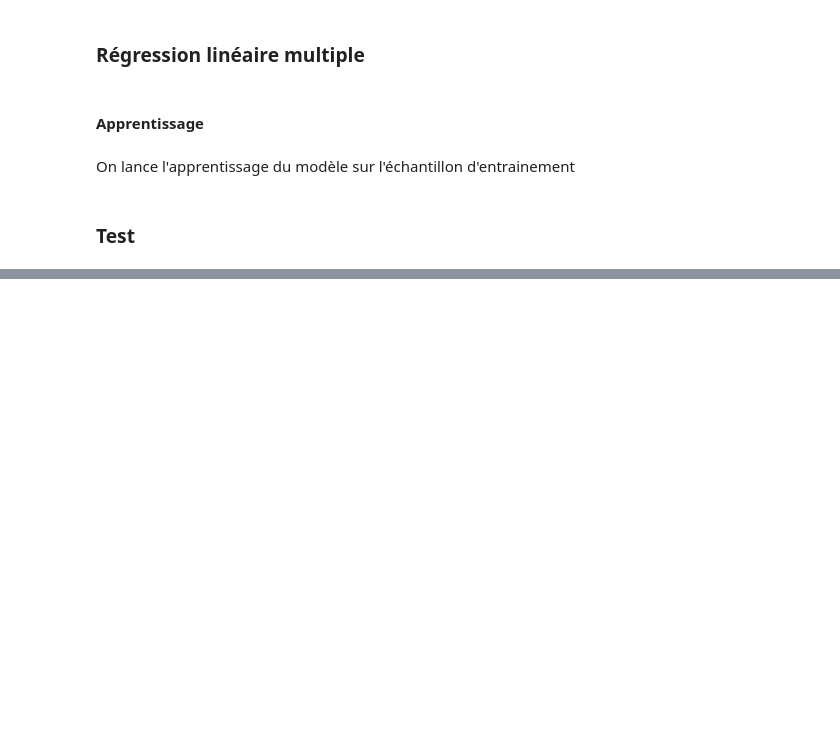
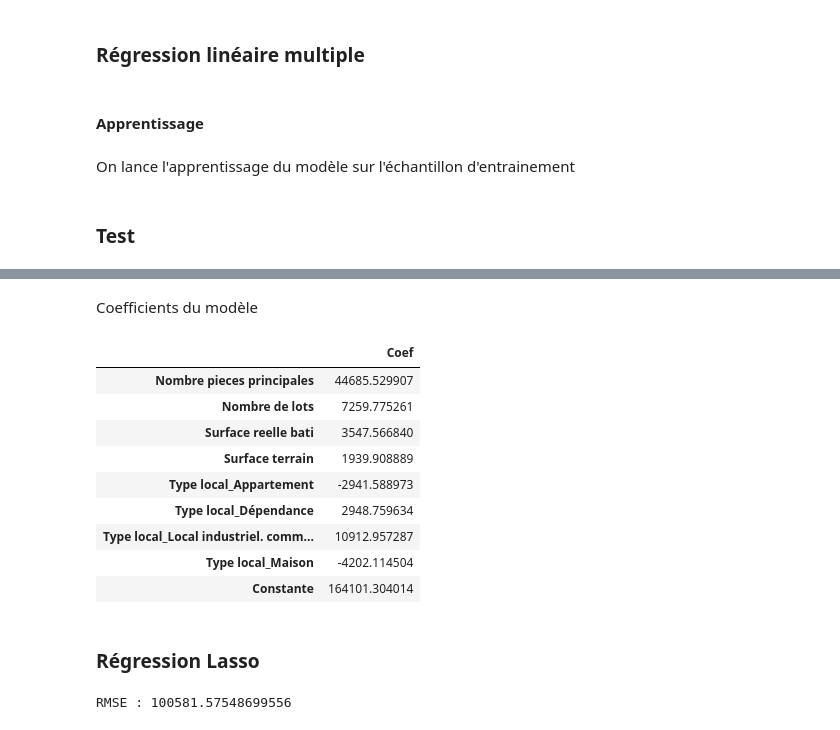
Before and after one commit to dounya-bourhani/ProjetPython, a Jupyter notebook: modeles-ml-dounya.ipynb, the cells around one changed output, grey strips where cells are left out. Cells and saved outputs as stored; diff of their text form; code cells hidden in the pictures; blank space fills up the shorter version.

```diff
--- a/modeles-ml-dounya.ipynb
+++ b/modeles-ml-dounya.ipynb
@@ -134,0 +270,8 @@ mean_squared_error(y_test, y_pred, squared=False)
+# %%
+parameters = {'alpha': np.arange(start = 0, stop = 10, step = 1)}
+
+print(alerteCombinaison(parameters))
+
+ridge_model = Ridge()
+grid_ridge = GridSearchCV(ridge_model, parameters, scoring = 'neg_mean_squared_error', verbose = 1)
+grid_ridge.fit(X_train_CR, y_train)
@@ -134,0 +309,29 @@ mean_squared_error(y_test, y_pred, squared=False)
+# %% [markdown]
+Coefficients du modèle
+# %%
+coef = pd.DataFrame(ridge_model.best_estimator_.coef_ ,
+                    index = X_train.columns, columns=['Coef'])
+coef.loc['Constante'] = ridge_model.best_estimator_.intercept_
+coef
+# %% [output]
+|  | Coef |
+| Nombre pieces principales | 44685.529907 |
+| Nombre de lots | 7259.775261 |
+| Surface reelle bati | 3547.566840 |
+| Surface terrain | 1939.908889 |
+| Type local_Appartement | -2941.588973 |
+| Type local_Dépendance | 2948.759634 |
+| Type local_Local industriel. comm... | 10912.957287 |
+| Type local_Maison | -4202.114504 |
+| Constante | 164101.304014 |
+# %% [markdown]
+### Régression Lasso
+# %%
+lasso_model = Lasso(alpha=10)
+lasso_model = lasso_model.fit(X_train_CR,y_train)
+
+y_pred = lasso_model.predict(X_test_CR)
+
+print("RMSE : " + str(mean_squared_error(y_test, y_pred, squared= False)))
+# %% [output]
+RMSE : 100581.57548699556
```
Also changed, not shown: parts of 52 cells of this notebook.
